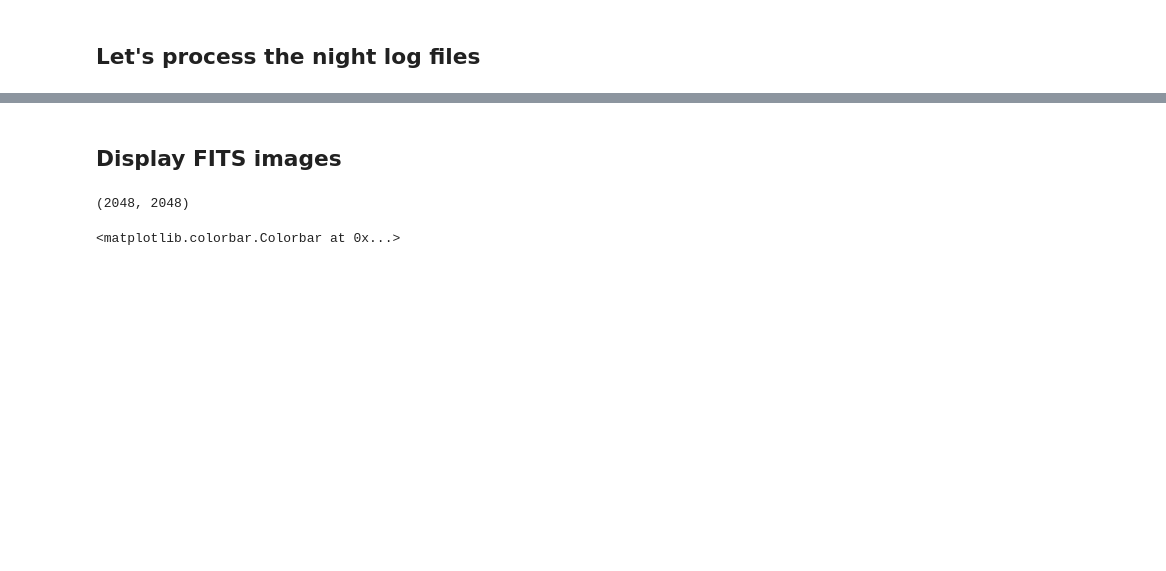
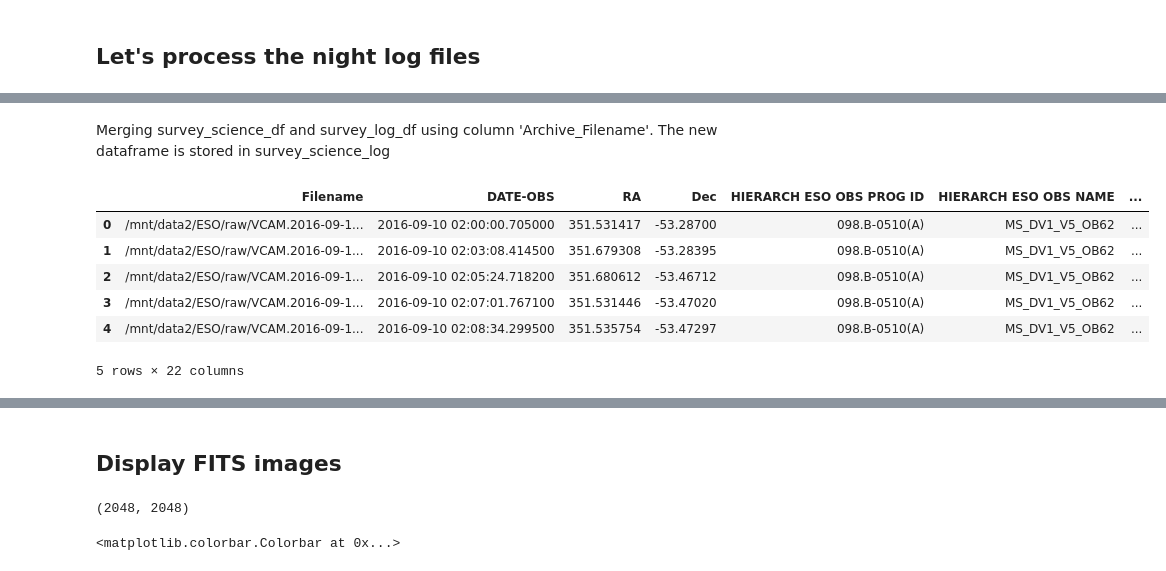
Before and after one commit to rpmunoz/magellanic_stream, a Jupyter notebook: notebooks/Analysis_of_ESO_data.ipynb, the cells around one changed output, grey strips where cells are left out. Cells and saved outputs as stored; diff of their text form; code cells hidden in the pictures; blank space fills up the shorter version.

```diff
--- a/notebooks/Analysis_of_ESO_data.ipynb
+++ b/notebooks/Analysis_of_ESO_data.ipynb
@@ -159,0 +189,15 @@ log_df
+# %%
+survey_science_df.loc[:,'Archive_Filename']=survey_science_df['Filename'].apply(lambda x: os.path.basename(x).strip(".fits.fz"))
+# %% [markdown]
+Merging survey_science_df and survey_log_df using column 'Archive_Filename'. The new dataframe is stored in survey_science_log
+# %%
+survey_science_log = survey_science_df.merge(survey_log_df[['Archive_Filename','OBS.NAME','ESOGRADE']], how='inner', on='Archive_Filename')
+survey_science_log.head()
+# %% [output]
+|  | Filename | DATE-OBS | RA | Dec | HIERARCH ESO OBS PROG ID | HIERARCH ESO OBS NAME | ... |
+| 0 | /mnt/data2/ESO/raw/VCAM.2016-09-1... | 2016-09-10 02:00:00.705000 | 351.531417 | -53.28700 | 098.B-0510(A) | MS_DV1_V5_OB62 | ... |
+| 1 | /mnt/data2/ESO/raw/VCAM.2016-09-1... | 2016-09-10 02:03:08.414500 | 351.679308 | -53.28395 | 098.B-0510(A) | MS_DV1_V5_OB62 | ... |
+| 2 | /mnt/data2/ESO/raw/VCAM.2016-09-1... | 2016-09-10 02:05:24.718200 | 351.680612 | -53.46712 | 098.B-0510(A) | MS_DV1_V5_OB62 | ... |
+| 3 | /mnt/data2/ESO/raw/VCAM.2016-09-1... | 2016-09-10 02:07:01.767100 | 351.531446 | -53.47020 | 098.B-0510(A) | MS_DV1_V5_OB62 | ... |
+| 4 | /mnt/data2/ESO/raw/VCAM.2016-09-1... | 2016-09-10 02:08:34.299500 | 351.535754 | -53.47297 | 098.B-0510(A) | MS_DV1_V5_OB62 | ... |
+5 rows × 22 columns
```
Also changed, not shown: parts of 21 cells of this notebook.
